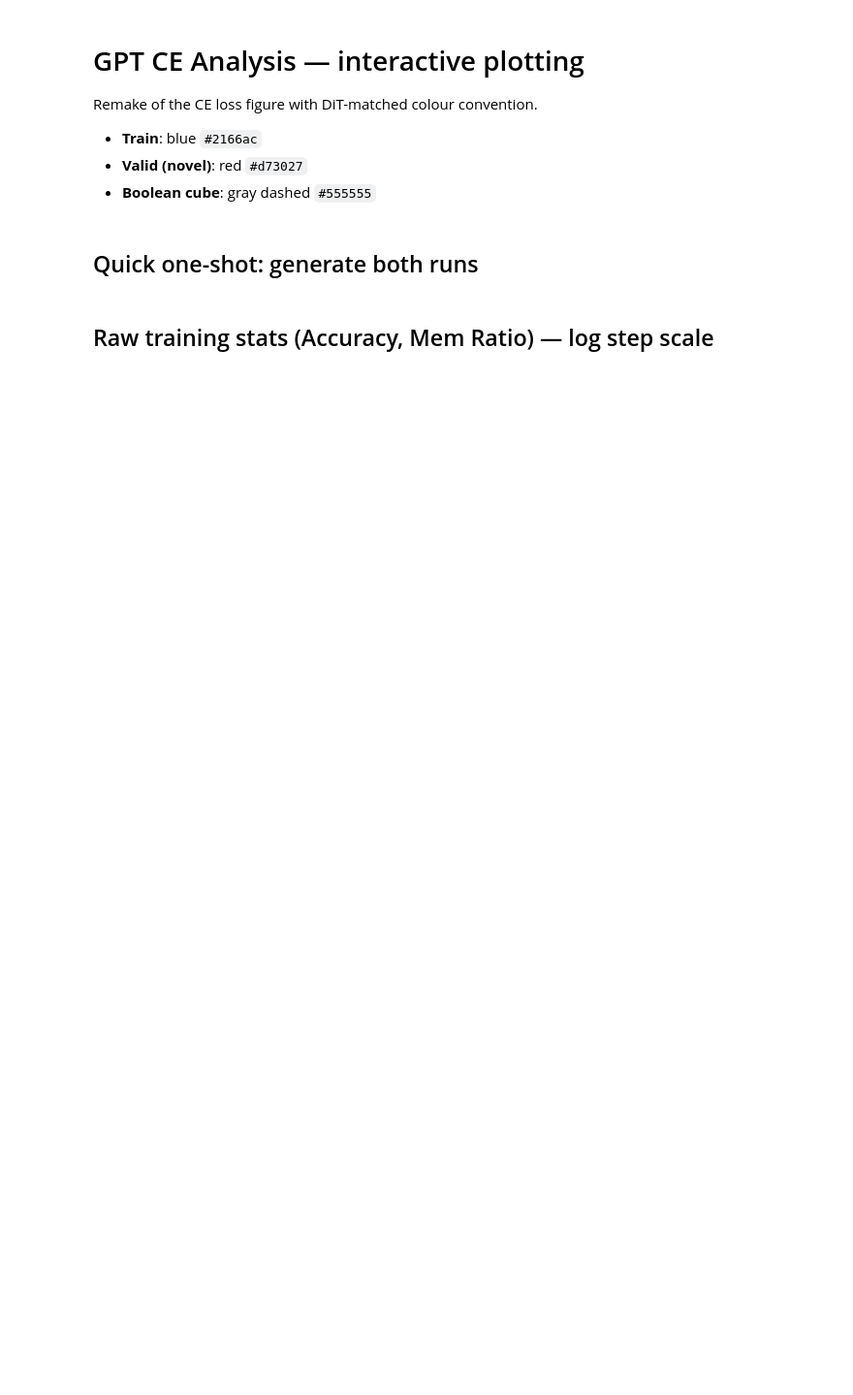
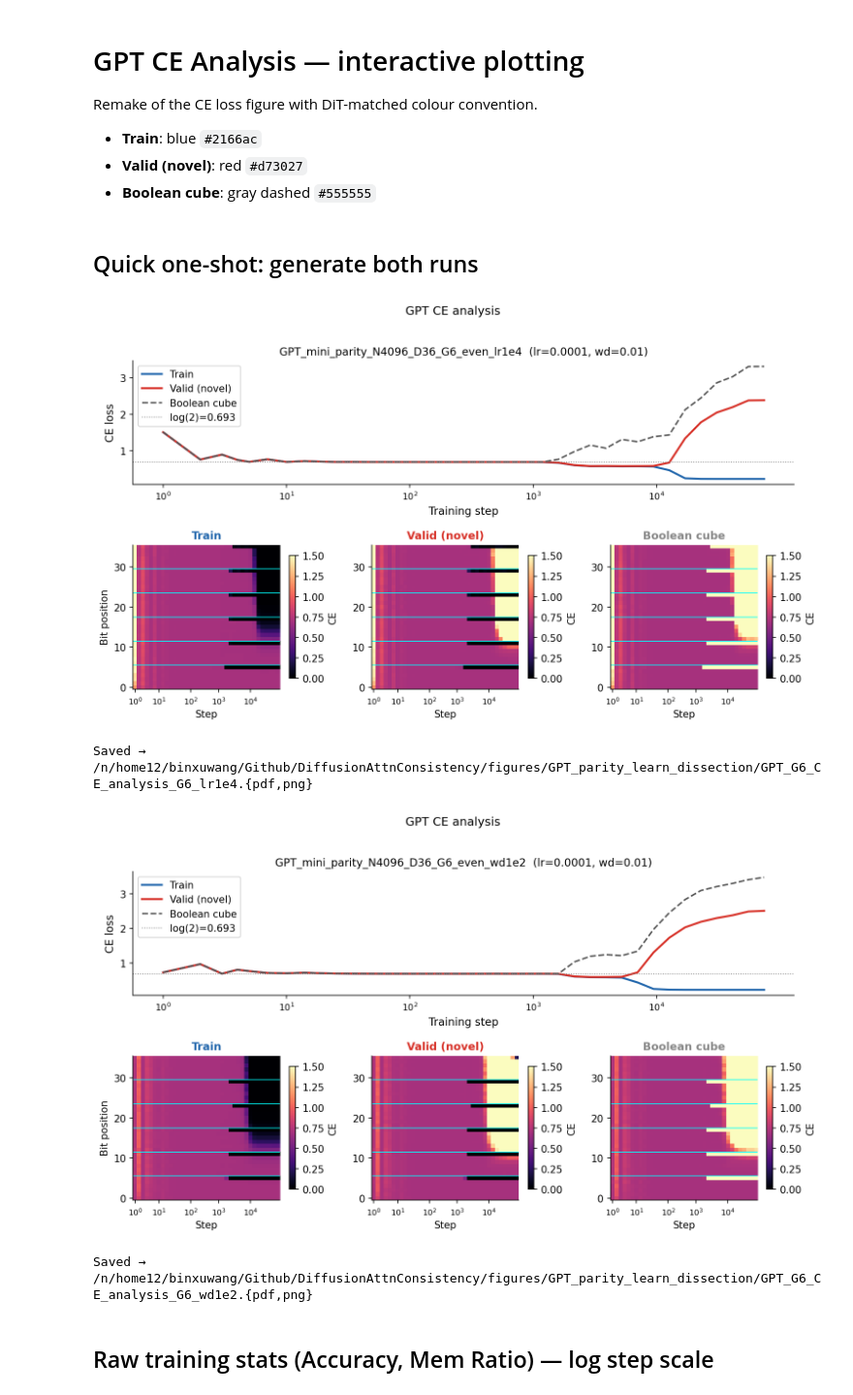
Before and after one commit to Animadversio/DiffusionAttnConsistency, a Jupyter notebook: notebooks/20260504_GPT_CE_analysis.ipynb, the cells around one changed output. Shown at 97% size. Cells and saved outputs as stored; diff of their text form; code cells hidden in the pictures; blank space fills up the shorter version.

```diff
--- a/notebooks/20260504_GPT_CE_analysis.ipynb
+++ b/notebooks/20260504_GPT_CE_analysis.ipynb
@@ -19,20 +22,3 @@ mpl.rcParams['ps.fonttype']  = 42
 mpl.rcParams['axes.spines.right'] = False
 mpl.rcParams['axes.spines.top']   = False
 plt.rcParams['figure.dpi'] = 150
-# %%
-SAVEROOT = (
-    "/n/holylfs06/LABS/kempner_fellow_binxuwang/Users/binxuwang/"
-    "DL_Projects/DiffusionParityLearning"
-)
-FIGDIR = (
-    "/n/home12/binxuwang/Github/DiffusionAttnConsistency/figures/"
-    "GPT_parity_learn_dissection"
-)
-os.makedirs(FIGDIR, exist_ok=True)
-
-EXP_NAMES = [
-    "GPT_mini_parity_N4096_D36_G6_even_lr1e4",
-    "GPT_mini_parity_N4096_D36_G6_even_wd1e2",
-]
-GROUP_SIZE = 6
-N_EVAL     = 4096
@@ -49,14 +45,19 @@ from scripts.plot_tb_curves import load_tb_scalars
 # %%
 for exp_name in EXP_NAMES:
     exp_dir  = os.path.join(SAVEROOT, exp_name)
     short    = exp_name.replace("GPT_mini_parity_N4096_D36_", "").replace("_even", "")
     out_base = os.path.join(FIGDIR, f"GPT_G6_CE_analysis_{short}")
-
-    fig = plot_ce_figure(exp_dir, group_size=GROUP_SIZE, n_eval=N_EVAL)
-    fig.savefig(out_base + ".pdf", bbox_inches="tight")
-    fig.savefig(out_base + ".png", bbox_inches="tight", dpi=150)
+    fig = plot_ce_figure(exp_dir, group_size=GROUP_SIZE, n_eval=N_EVAL, vmax=1.5, figsize=(12, 6),)
+    # fig.savefig(out_base + ".pdf", bbox_inches="tight")
+    # fig.savefig(out_base + ".png", bbox_inches="tight", dpi=150)
+    saveallforms(FIGDIR, f"GPT_G6_CE_analysis_{short}", fig)
     plt.show()
     print(f"Saved → {out_base}.{{pdf,png}}")
+# %% [output]
+[figure, added]
+Saved → /n/home12/binxuwang/Github/DiffusionAttnConsistency/figures/GPT_parity_learn_dissection/GPT_G6_CE_analysis_G6_lr1e4.{pdf,png}
+[figure, added]
+Saved → /n/home12/binxuwang/Github/DiffusionAttnConsistency/figures/GPT_parity_learn_dissection/GPT_G6_CE_analysis_G6_wd1e2.{pdf,png}
 # %% [markdown]
 ## Raw training stats (Accuracy, Mem Ratio) — log step scale
 # %%
```
Also changed, not shown: parts of 7 cells of this notebook, 1 other file.
